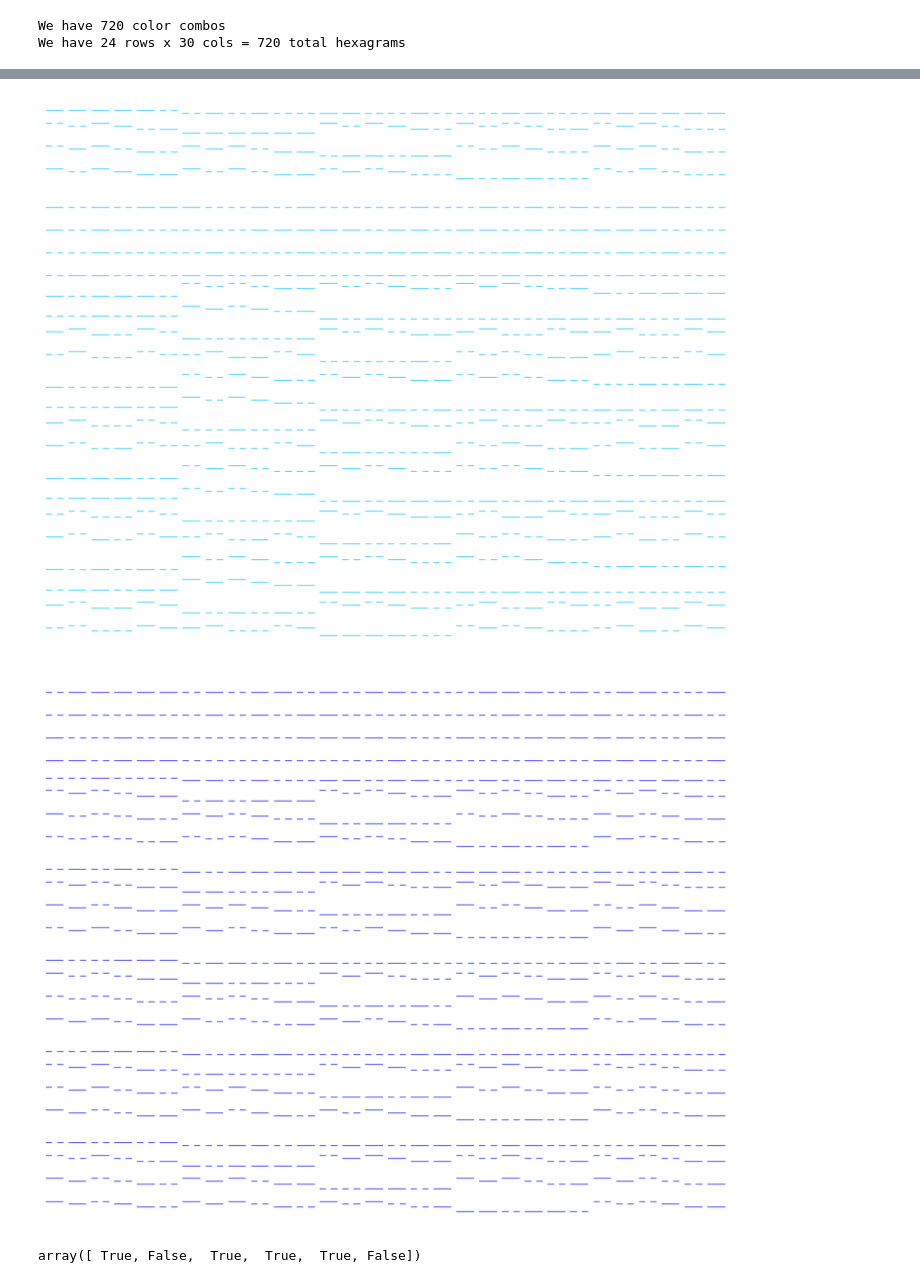
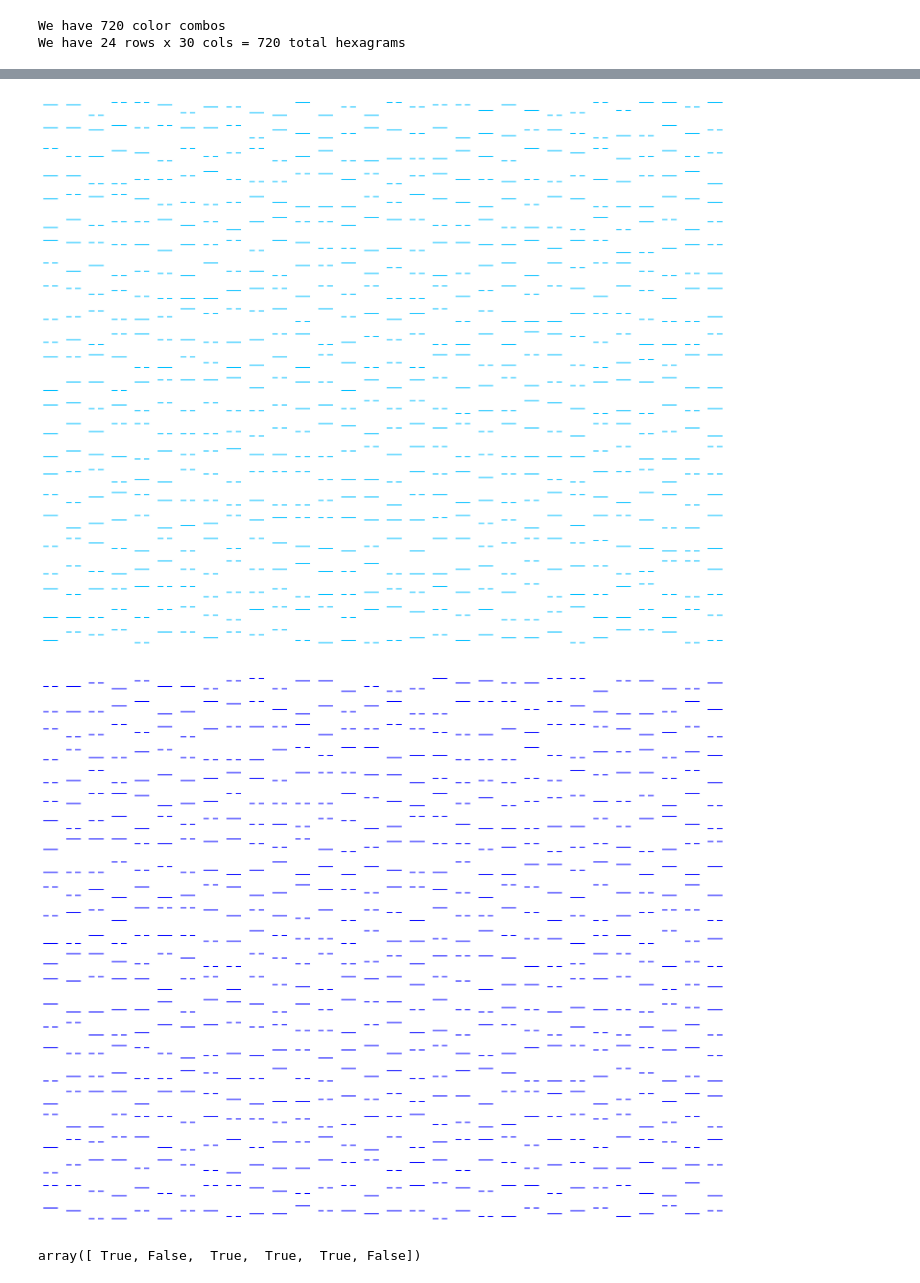
Before and after one commit to viktor-kertanov/hmmg, a Jupyter notebook: notebooks/iching/color_iching.ipynb, the cells around one changed output, grey strips where cells are left out. Drawn from its saved outputs; the diff is of its cells as text; code cells hidden in the pictures.

Commit message:
Color iching - new way to calibrate stabilo pens on AxiDraw, hardware

```diff
--- a/notebooks/iching/color_iching.ipynb
+++ b/notebooks/iching/color_iching.ipynb
@@ -12,9 +12,9 @@ class Hexagram:
             colors: tuple[str],
             line_len: int = 6,
             x_middle_gap: int = 2,
-            x_gap_between_hexa: int = 8, # we calculate from the starting point in the low left corner of hexagram
-            y_gap_between_hexa: int = 8,
-            linewidth: float = 1,  # same technique
+            x_gap_between_hexa: int = 10, # we calculate from the starting point in the low left corner of hexagram
+            y_gap_between_hexa: int = 10,
+            linewidth: float = 1.5,  # same technique
         ):
 
         self.row_idx = row_idx
@@ -60,7 +60,7 @@ color_data = {
     }
 # %%
 color_combos = list(permutations(color_data, 6))
-# random.shuffle(color_combos)
+random.shuffle(color_combos)
 
 num_rows = 24
 num_cols = 30
@@ -82,13 +82,14 @@ hexagrams = [
 
 for c_idx, color in enumerate(color_data, start=1):
     for hexa in hexagrams:
-        hexa.draw_hexagram(color_filter=color, reapeat_lines=2)
+        hexa.draw_hexagram(color_filter=color, reapeat_lines=1)
 
     plt.gca().set_aspect('equal')
-    plt.axis([-1, num_cols * hexa.x_gap_between_hexa+1, -1, num_rows * hexa.y_gap_between_hexa])
+    plt.axis([-.5, 298, -.5, 240])
+    # plt.axis([-1, num_cols * hexa.x_gap_between_hexa+1, -1, num_rows * hexa.y_gap_between_hexa])
     plt.axis('off')
     plt.savefig(f'colorful_iching/{c_idx}_ichi_{color}.svg')
-    plt.gcf().set_size_inches(18,18)
+    plt.gcf().set_size_inches(20,20)
     plt.show()
 # %% [output]
 We have 720 color combos
@@ -100,5 +101,5 @@ We have 24 rows x 30 cols = 720 total hexagrams
-[figure, old version]
+[figure, new version]
-[figure, old version]
+[figure, new version]
 # %%
 max_x, max_y = 100, 100
 square = 10
```
Also changed, not shown: parts of 3 cells of this notebook, 1 other file.
